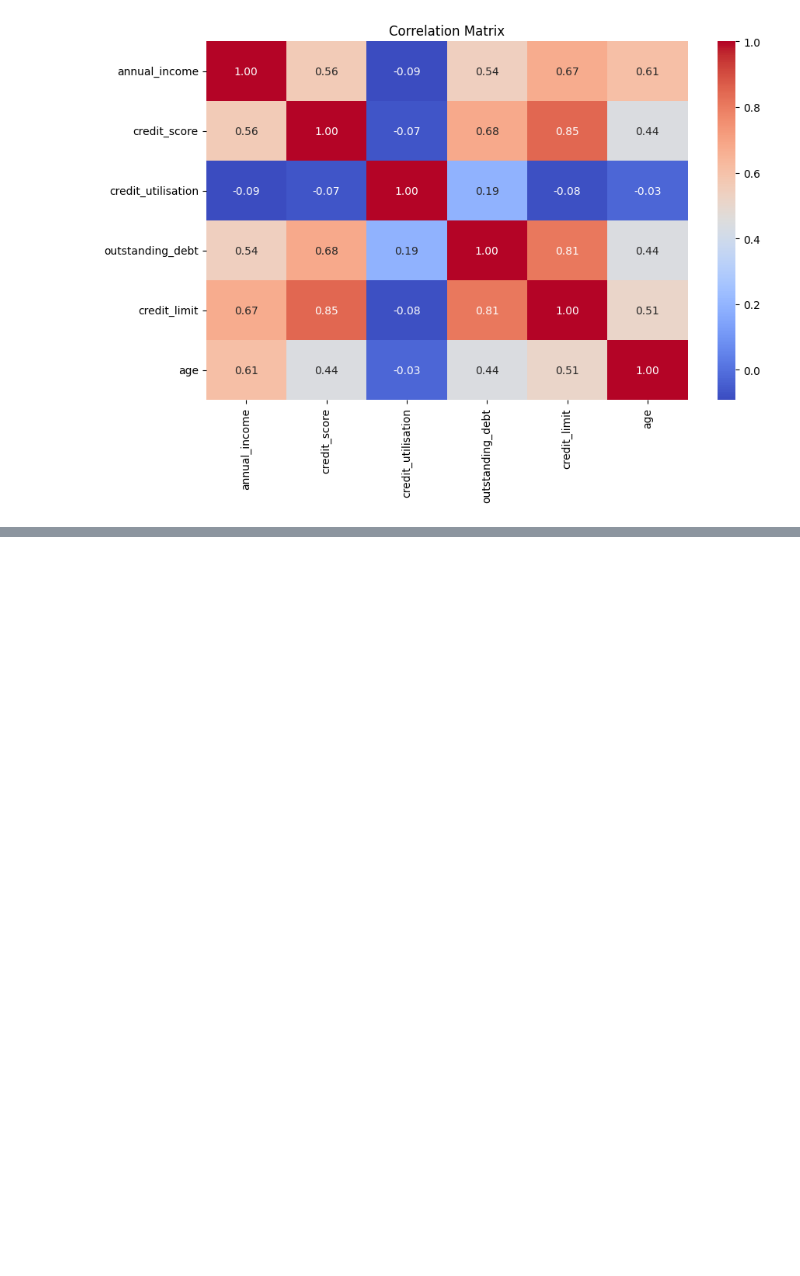
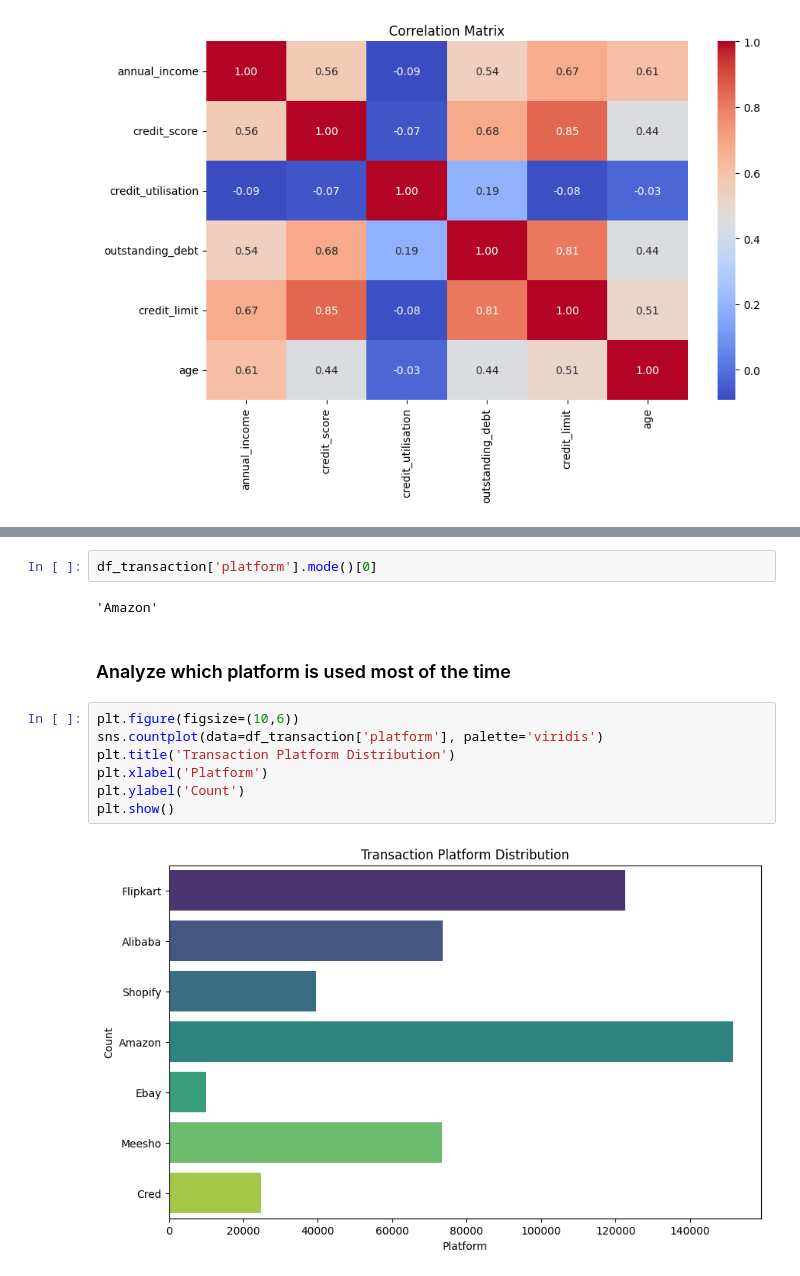
Before and after one commit to ashishjadhav123/AtliQo-Bank-Credit-Card-Launch, a Jupyter notebook: AtliQo Bank Phase1.ipynb, the cells around one changed output, grey strips where cells are left out. Saved outputs shown, nothing was run; the diff lists cells and outputs as text; blank space fills up the shorter version.

Commit message:
Data Cleaning: Credit Score Table - Part 2.1 28-09-2025

```diff
--- a/AtliQo Bank Phase1.ipynb
+++ b/AtliQo Bank Phase1.ipynb
@@ -524,0 +559,15 @@ plt.show()
+# %%
+df_transaction['platform'].mode()[0]
+# %% [output]
+'Amazon'
+# %% [markdown]
+<h3> Analyze which platform is used most of the time </h3>
+# %%
+plt.figure(figsize=(10,6))
+sns.countplot(data=df_transaction['platform'], palette='viridis')
+plt.title('Transaction Platform Distribution')
+plt.xlabel('Platform')
+plt.ylabel('Count')
+plt.show()
+# %% [output]
+[figure, added]
```
Also changed, not shown: parts of 9 cells of this notebook.
